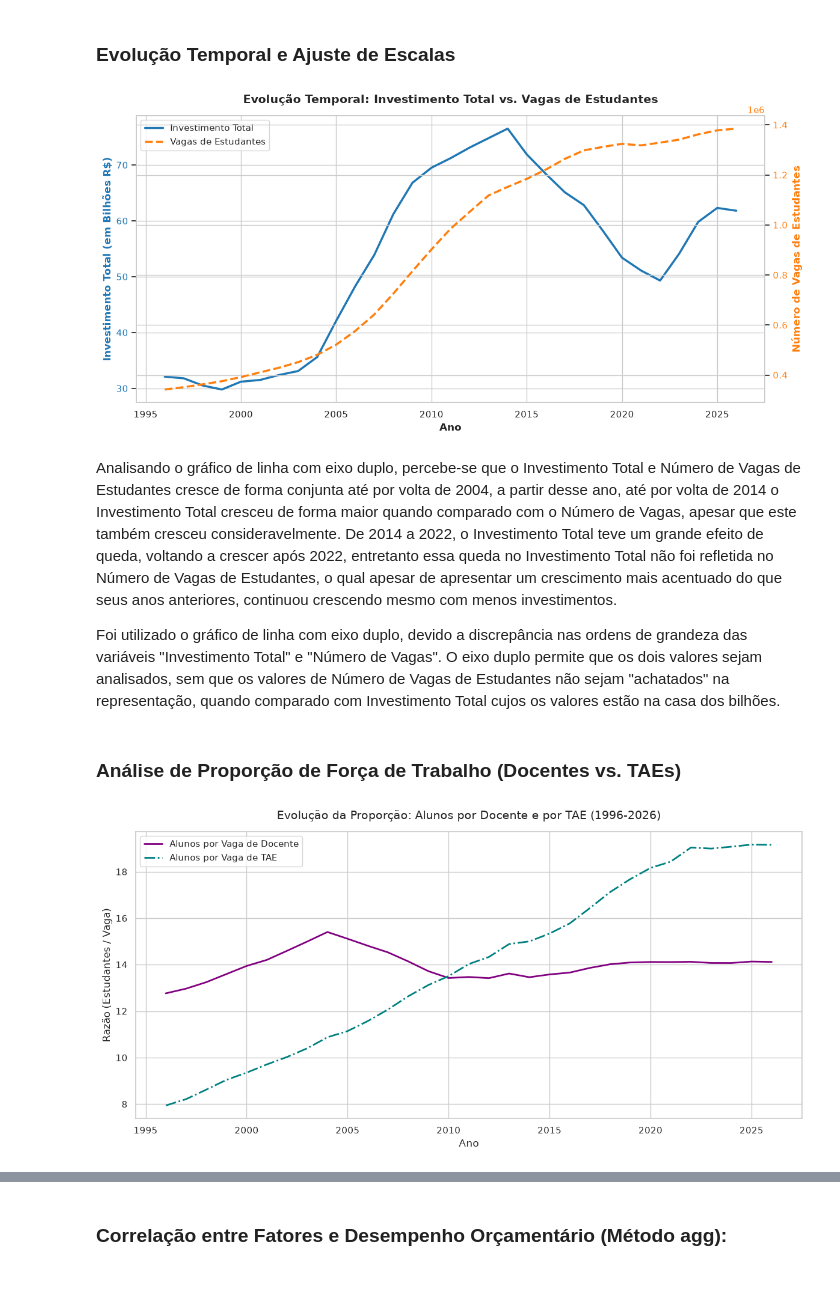
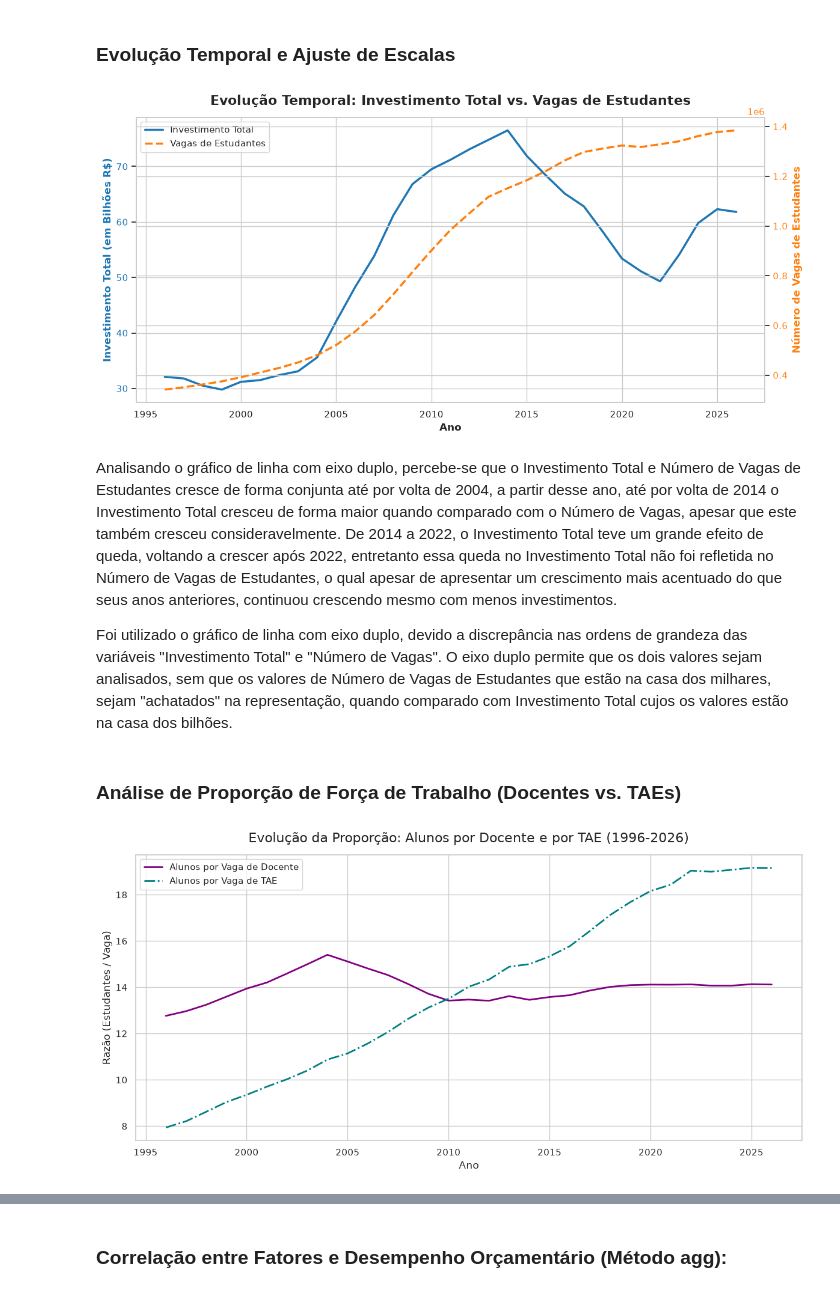
Before and after one commit to Voamorim/TecnologiasDataScience, a Jupyter notebook: VisualizaçãoIFES/main.ipynb, the cells around one changed output, grey strips where cells are left out. Drawn from its saved outputs; the diff is of its cells as text; code cells hidden in the pictures.

```diff
--- a/VisualizaçãoIFES/main.ipynb
+++ b/VisualizaçãoIFES/main.ipynb
@@ -79,39 +59,39 @@ ax1.tick_params(axis='y', labelcolor=color)
 ax2 = ax1.twinx()
 color = 'tab:orange'
 ax2.set_ylabel(
     'Número de Vagas de Estudantes',
     color=color,
     fontsize=12,
     fontweight='bold',
 )
 line2 = ax2.plot(
     df_agrupado['ano'],
     df_agrupado['num_vagas_estudantes'],
     color=color,
     linewidth=2.5,
     linestyle='--',
     label='Vagas de Estudantes',
 )
 ax2.tick_params(axis='y', labelcolor=color)
 
 lines = line1 + line2
 labels = [l.get_label() for l in lines]
 ax1.legend(lines, labels, loc='upper left', frameon=True)
 
 plt.title(
     'Evolução Temporal: Investimento Total vs. Vagas de Estudantes',
-    fontsize=14,
+    fontsize=16,
     pad=15,
     fontweight='bold',
 )
 fig.tight_layout()
 plt.show()
 # %% [output]
-[figure, old version]
+[figure, new version]
 # %% [markdown]
 Analisando o gráfico de linha com eixo duplo, percebe-se que o Investimento Total e Número de Vagas de Estudantes cresce de forma conjunta até por volta de 2004, a partir desse ano, até por volta de 2014 o Investimento Total cresceu de forma maior quando comparado com o Número de Vagas, apesar que este também cresceu consideravelmente. De 2014 a 2022, o Investimento Total teve um grande efeito de queda, voltando a crescer após 2022, entretanto essa queda no Investimento Total não foi refletida no Número de Vagas de Estudantes, o qual apesar de apresentar um crescimento mais acentuado do que seus anos anteriores, continuou crescendo mesmo com menos investimentos.
 
-Foi utilizado o gráfico de linha com eixo duplo, devido a discrepância nas ordens de grandeza das variáveis "Investimento Total" e "Número de Vagas". O eixo duplo permite que os dois valores sejam analisados, sem que os valores de Número de Vagas de Estudantes não sejam "achatados" na representação, quando comparado com Investimento Total cujos os valores estão na casa dos bilhões.
+Foi utilizado o gráfico de linha com eixo duplo, devido a discrepância nas ordens de grandeza das variáveis "Investimento Total" e "Número de Vagas". O eixo duplo permite que os dois valores sejam analisados, sem que os valores de Número de Vagas de Estudantes que estão na casa dos milhares, sejam "achatados" na representação, quando comparado com Investimento Total cujos os valores estão na casa dos bilhões.
 # %% [markdown]
 ### Análise de Proporção de Força de Trabalho (Docentes vs. TAEs)
 # %%
@@ -137,7 +117,7 @@ plt.plot(
 
 plt.title(
     'Evolução da Proporção: Alunos por Docente e por TAE (1996-2026)',
-    fontsize=14,
+    fontsize=16,
     pad=15,
 )
 plt.xlabel('Ano', fontsize=12)
@@ -146,5 +126,5 @@ plt.legend(fontsize=11)
 plt.tight_layout()
 plt.show()
 # %% [output]
-[figure, old version]
+[figure, new version]
 # %% [markdown]
```
Also changed, not shown: parts of 4 cells of this notebook, 1 other file.
